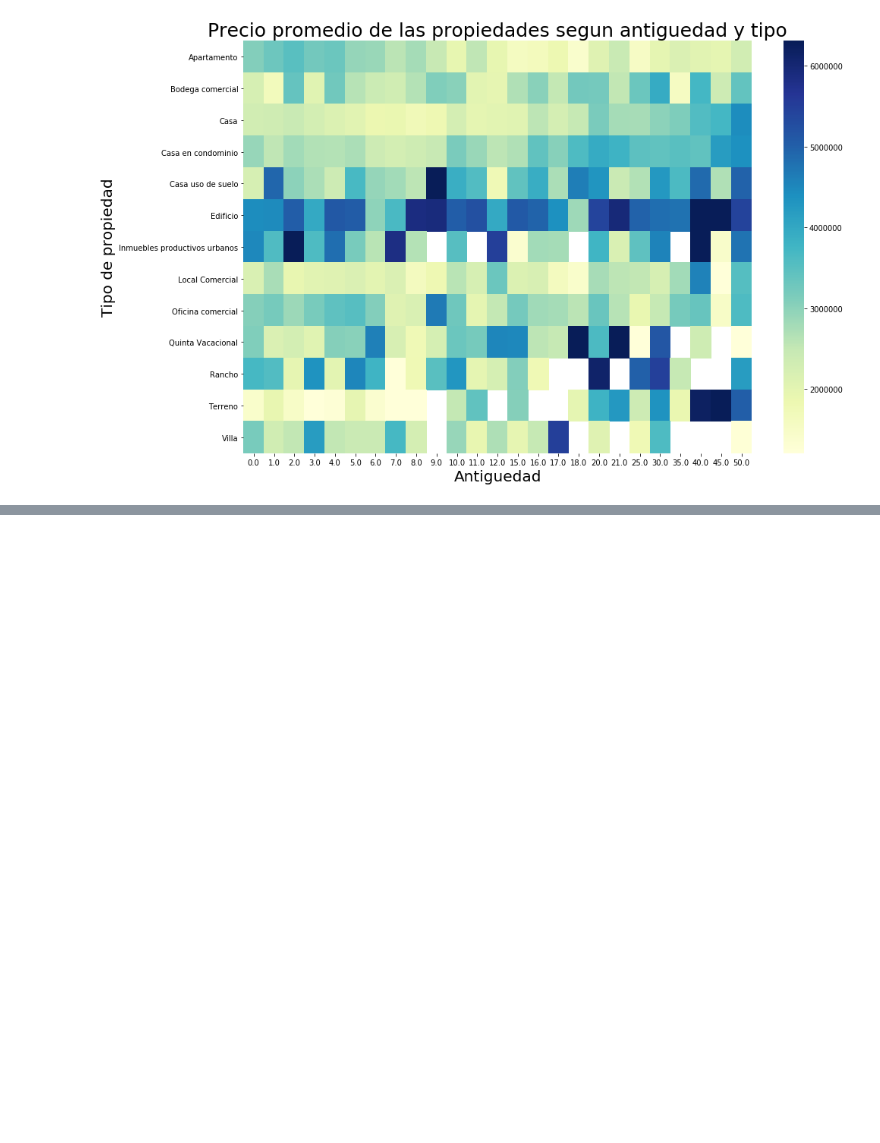
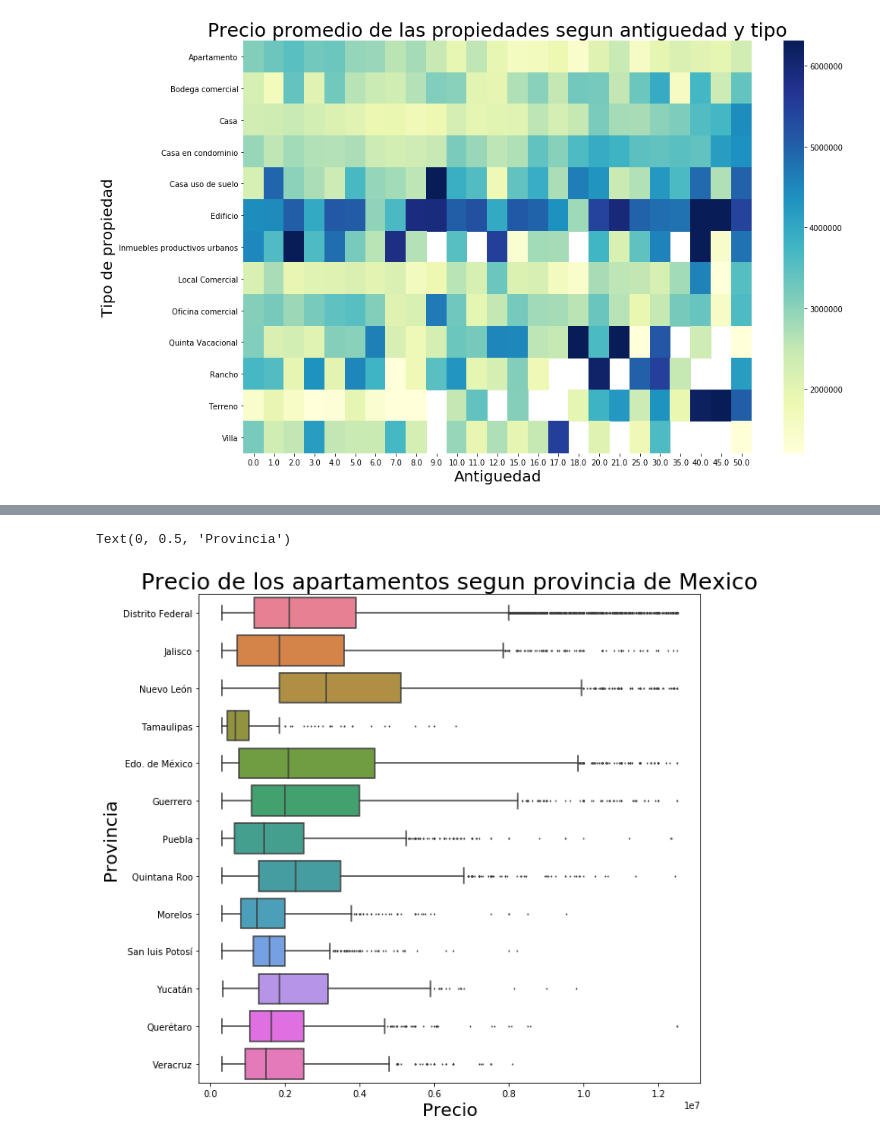
Before and after one commit to lorenzolgz/orgadatostp1, a Jupyter notebook: Analisis_basico.ipynb, the cells around one changed output, grey strips where cells are left out. Cells and saved outputs as stored; diff of their text form; code cells hidden in the pictures; blank space fills up the shorter version.

Commit message:
Analisis de precios segun provincia para casas y apartamentos

```diff
--- a/Analisis_basico.ipynb
+++ b/Analisis_basico.ipynb
@@ -472,3 +472,7 @@ g.set_ylabel("Tipo de propiedad", fontsize=20)
 # %% [output]
 Text(113.99999999999999, 0.5, 'Tipo de propiedad')
 [figure]
+# %%
+#Analizando precio por provincia de casas y apartamentos
+df_casas= df[df['tipodepropiedad']=='Casa']
+df_apartamentos= df[df['tipodepropiedad']=='Apartamento']
@@ -474,0 +499,15 @@ Text(113.99999999999999, 0.5, 'Tipo de propiedad')
+# %%
+#ME quedo con las provincias con mas datos para analizar
+filtro_provincias=df_apartamentos['provincia'].value_counts()>200
+filtro_provincias=filtro_provincias[filtro_provincias]
+df_apartamentos=df_apartamentos[df_apartamentos['provincia'].isin(filtro_provincias.index)]
+# %%
+plt.figure(figsize=(10,10))
+g = sns.boxplot(x="precio", y="provincia", data=df_apartamentos, palette="husl",fliersize=1)
+g.set_title("Precio de los apartamentos segun provincia de Mexico", fontsize=25)
+g.set_xlabel("Precio", fontsize=20)
+g.set_ylabel("Provincia", fontsize=20)
+#Parece haber un precio minimo para publicar y que los dptos mas costos estan en Nuevo Leon
+# %% [output]
+Text(0, 0.5, 'Provincia')
+[figure, added]
```
Also changed, not shown: parts of 4 cells of this notebook.
